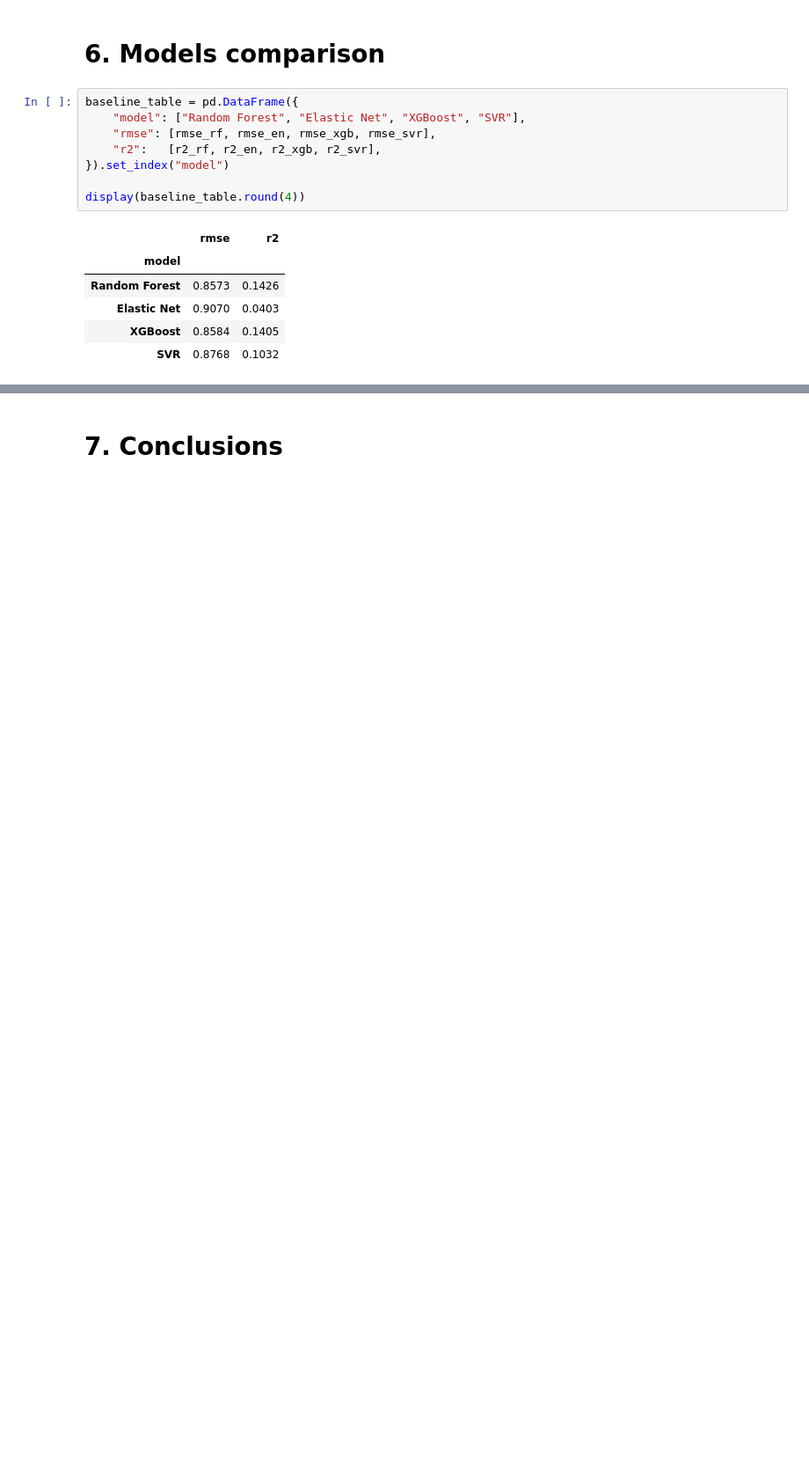
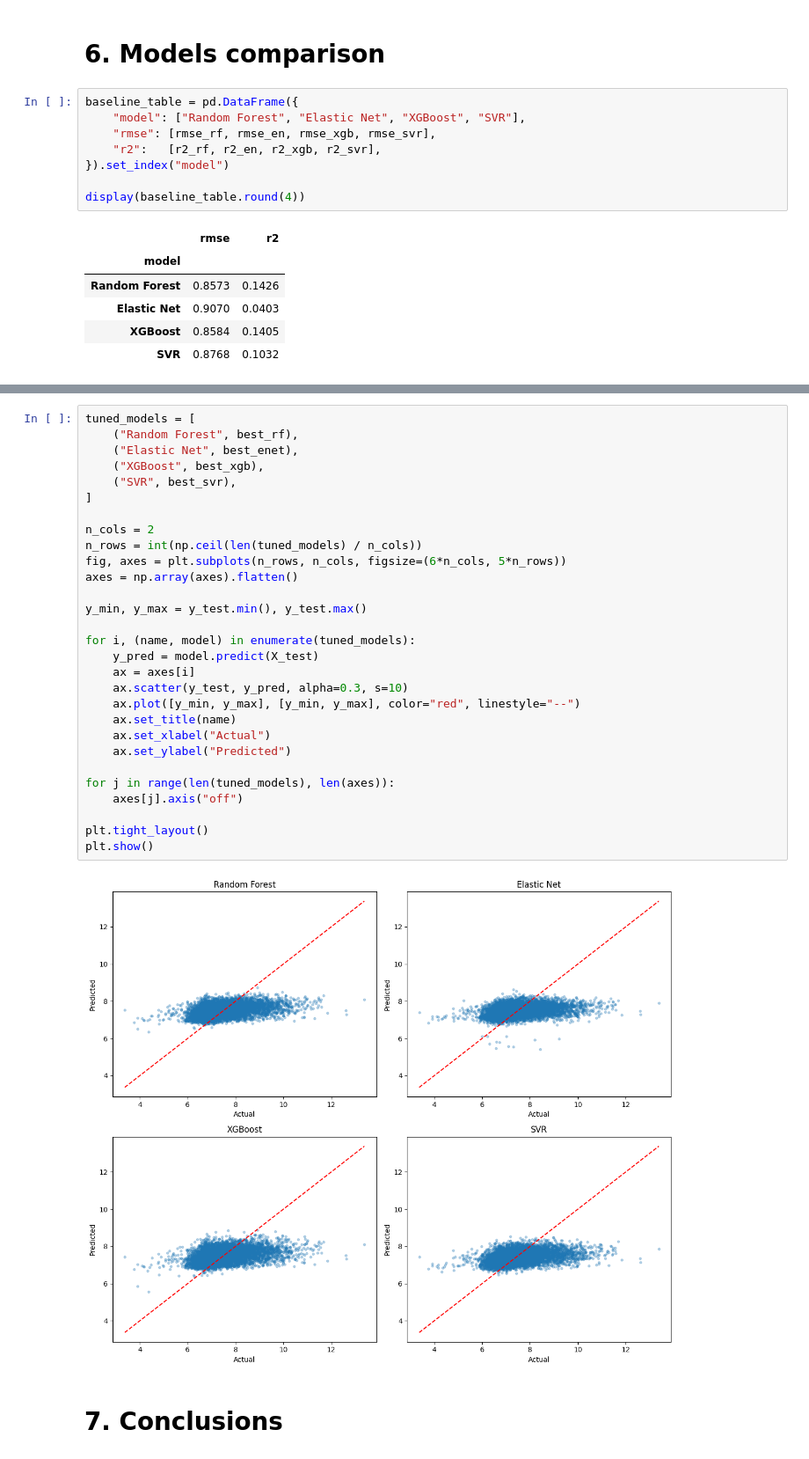
Before and after one commit to Weronikaa2001/ML2_final_project, a Jupyter notebook: ML2_final.ipynb, the cells around one changed output, grey strips where cells are left out. Shown at 88% size. Saved outputs shown, nothing was run; the diff lists cells and outputs as text; blank space fills up the shorter version.

```diff
--- a/ML2_final.ipynb
+++ b/ML2_final.ipynb
@@ -1204,2 +1271,33 @@ display(baseline_table.round(4))
+# %%
+tuned_models = [
+    ("Random Forest", best_rf),
+    ("Elastic Net", best_enet),
+    ("XGBoost", best_xgb),
+    ("SVR", best_svr),
+]
+
+n_cols = 2
+n_rows = int(np.ceil(len(tuned_models) / n_cols))
+fig, axes = plt.subplots(n_rows, n_cols, figsize=(6*n_cols, 5*n_rows))
+axes = np.array(axes).flatten()
+
+y_min, y_max = y_test.min(), y_test.max()
+
+for i, (name, model) in enumerate(tuned_models):
+    y_pred = model.predict(X_test)
+    ax = axes[i]
+    ax.scatter(y_test, y_pred, alpha=0.3, s=10)
+    ax.plot([y_min, y_max], [y_min, y_max], color="red", linestyle="--")
+    ax.set_title(name)
+    ax.set_xlabel("Actual")
+    ax.set_ylabel("Predicted")
+
+for j in range(len(tuned_models), len(axes)):
+    axes[j].axis("off")
+
+plt.tight_layout()
+plt.show()
+# %% [output]
+[figure, added]
 # %% [markdown]
 # 7. Conclusions
```
Also changed, not shown: parts of 10 cells of this notebook.
